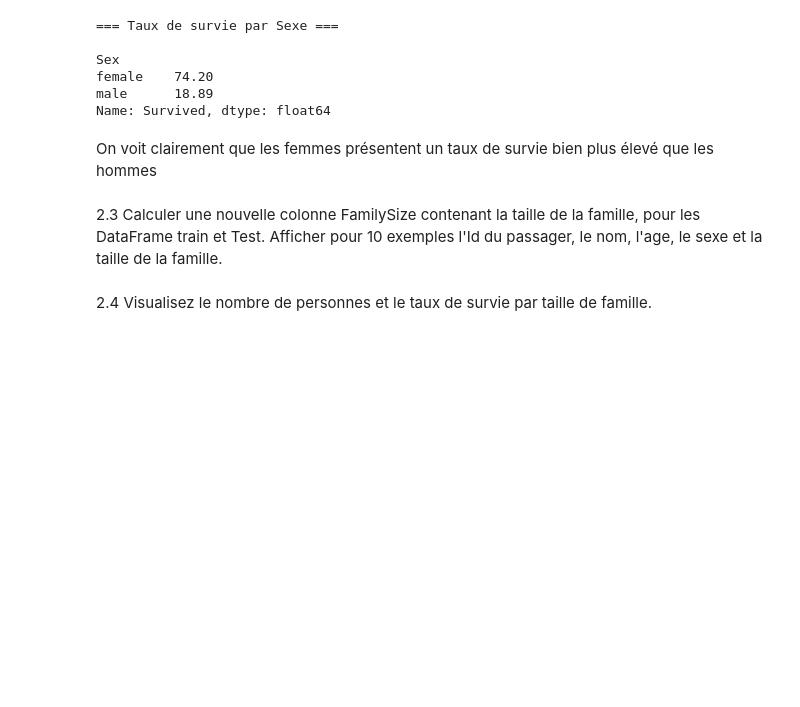
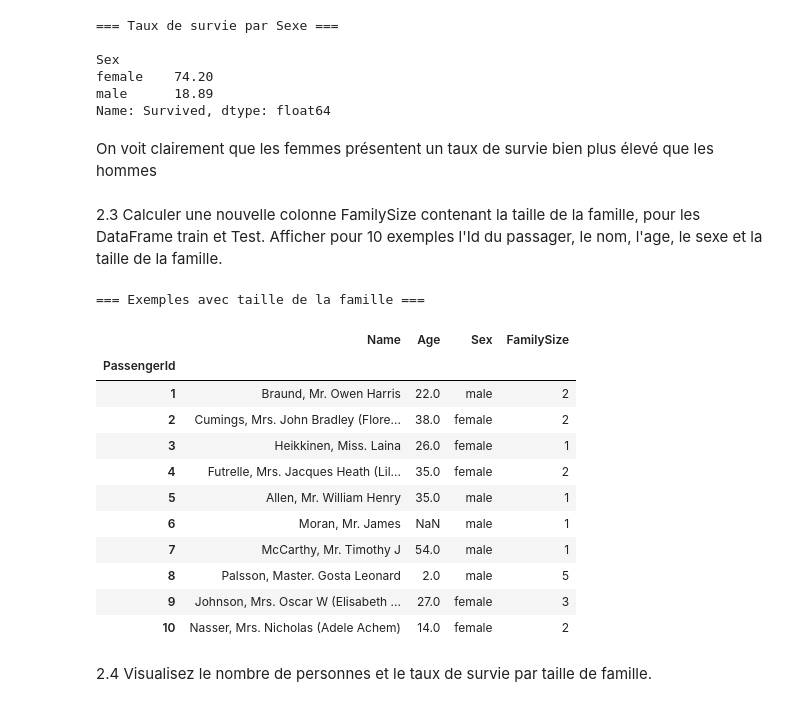
Before and after one commit to ArthurPoncin/Calculs, a Jupyter notebook: CollecteDonnees/tp_collecte.ipynb, the cells around one changed output. Saved outputs shown, nothing was run; the diff lists cells and outputs as text; code cells hidden in the pictures; blank space fills up the shorter version.

```diff
--- a/CollecteDonnees/tp_collecte.ipynb
+++ b/CollecteDonnees/tp_collecte.ipynb
@@ -174,5 +174,25 @@ Name: Survived, dtype: float64
 On voit clairement que les femmes présentent un taux de survie bien plus élevé que les hommes
 # %% [markdown]
 2.3 Calculer une nouvelle colonne FamilySize contenant la taille de la famille, pour les DataFrame train et Test. Afficher pour 10 exemples l'Id du passager, le nom, l'age, le sexe et la taille de la famille.
+# %%
+train['FamilySize'] = train['SibSp'] + train['Parch'] + 1
+test['FamilySize'] = test['SibSp'] + test['Parch'] + 1
+
+print("=== Exemples avec taille de la famille ===\n")
+display(train[['Name', 'Age', 'Sex', 'FamilySize']].head(10))
+# %% [output]
+=== Exemples avec taille de la famille ===
+|  | Name | Age | Sex | FamilySize |
+| PassengerId |  |  |  |  |
+| 1 | Braund, Mr. Owen Harris | 22.0 | male | 2 |
+| 2 | Cumings, Mrs. John Bradley (Flore... | 38.0 | female | 2 |
+| 3 | Heikkinen, Miss. Laina | 26.0 | female | 1 |
+| 4 | Futrelle, Mrs. Jacques Heath (Lil... | 35.0 | female | 2 |
+| 5 | Allen, Mr. William Henry | 35.0 | male | 1 |
+| 6 | Moran, Mr. James | NaN | male | 1 |
+| 7 | McCarthy, Mr. Timothy J | 54.0 | male | 1 |
+| 8 | Palsson, Master. Gosta Leonard | 2.0 | male | 5 |
+| 9 | Johnson, Mrs. Oscar W (Elisabeth ... | 27.0 | female | 3 |
+| 10 | Nasser, Mrs. Nicholas (Adele Achem) | 14.0 | female | 2 |
 # %% [markdown]
 2.4 Visualisez le nombre de personnes et le taux de survie par taille de famille.
```
Also changed, not shown: parts of 1 cell of this notebook.
